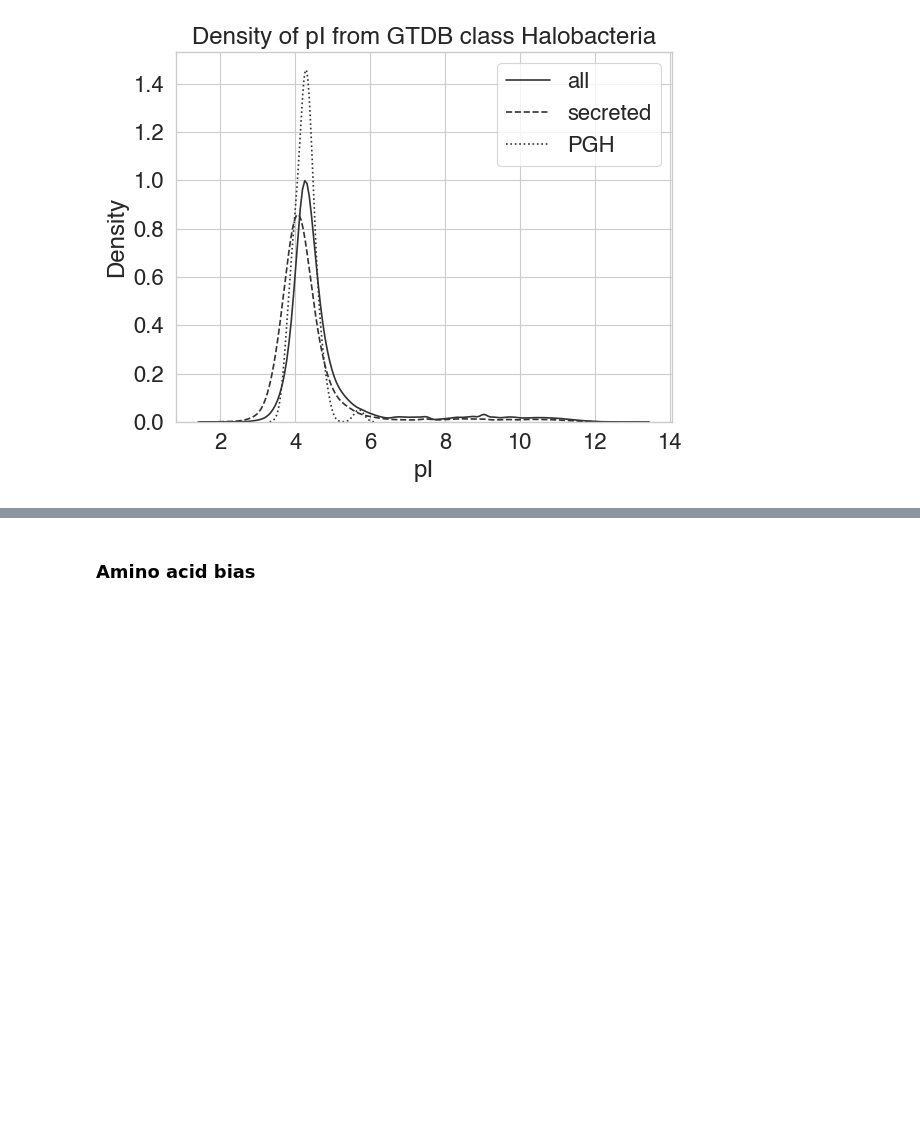
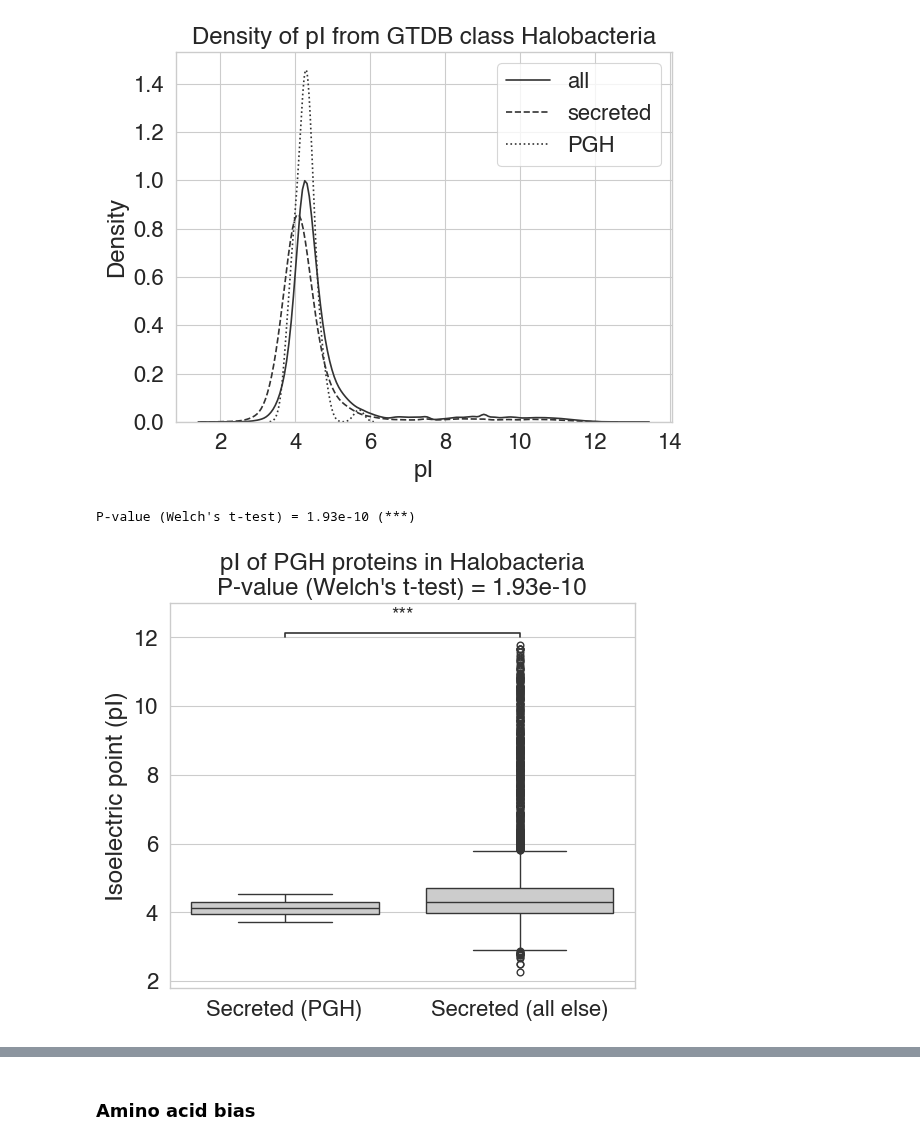
Before and after one commit to srom/archaea-vs-bacteria, a Jupyter notebook: notebook/halobacteria_bias.ipynb, the cells around one changed output, grey strips where cells are left out. Drawn from its saved outputs; the diff is of its cells as text; code cells hidden in the pictures; blank space fills up the shorter version.

```diff
--- a/notebook/halobacteria_bias.ipynb
+++ b/notebook/halobacteria_bias.ipynb
@@ -99,3 +102,70 @@ ax.legend();
 plt.gcf().savefig(figures_folder / 'halobacteria_bias' / 'Halobacteria_pI.pdf', dpi=300, bbox_inches='tight');
 # %% [output]
 [figure]
+# %%
+genomes_with_pgh = bias_df[
+    (bias_df['secreted'] == 'Signal peptide') &
+    (bias_df['has_pgh'] == 'PGH')
+]['assembly_accession'].unique()
+
+group1_data = bias_df[
+    (bias_df['secreted'] == 'Signal peptide') &
+    (bias_df['has_pgh'] == 'PGH')
+]['pI'].values
+group2_data = bias_df[
+    (bias_df['secreted'] == 'Signal peptide') &
+    (bias_df['has_pgh'] == 'no PGH') &
+    (bias_df['assembly_accession'].isin(genomes_with_pgh))
+]['pI'].values
+
+res = ttest_ind(
+    group1_data,
+    group2_data,
+    equal_var=False, # Using Welch's t-test (variance is different between the two groups)
+)
+p = res.pvalue
+
+stars = 'NS'
+if p < 0.05:
+    stars = '*'
+if p < 0.01:
+    stars = '**'
+if p < 0.001:
+    stars = '***'
+
+print(f"P-value (Welch's t-test) = {p:.2e} ({stars})")
+
+plt.figure(figsize=(6, 5))
+
+# Create the boxplot
+ax = sns.boxplot([group1_data, group2_data], color='#cccccc')
+ax.set_title(f'pI of PGH proteins in Halobacteria\nP-value (Welch\'s t-test) = {p:.2e}')
+ax.set_xlabel('')
+ax.set_ylabel('Isoelectric point (pI)')
+
+x1, x2 = 0, 1  # Corresponds to 'No signal peptide' and 'Signal peptide'
+
+# Determine the y-level for the annotation bar
+# Find the highest point in the data for these two groups
+y_max = max(np.max(group1_data), np.max(group2_data))
+
+# Define heights for the annotation line and text, slightly above the max data
+bar_height = y_max * 1.03  # Place the bar 3% above the max data point
+text_height = y_max * 1.05 # Place the text slightly above the bar
+
+# Plot the horizontal line connecting the tops of the annotations
+ax.plot([x1, x1, x2, x2], [bar_height - bar_height*0.01, bar_height, bar_height, bar_height - bar_height*0.01], lw=1.2, c='#333333')
+
+# Add the significance text (stars or 'NS') centered above the bar
+ax.text((x1 + x2) * 0.5, text_height, stars, ha='center', va='bottom', color='#333333', fontsize=14)
+
+ax.set_xticklabels([f'Secreted (PGH)', f'Secreted (all else)'])
+
+# Adjust the y-axis limits slightly to ensure the annotation fits comfortably
+current_ylim = ax.get_ylim()
+ax.set_ylim(current_ylim[0], max(current_ylim[1], text_height * 1.05));
+
+plt.gcf().savefig(figures_folder / 'halobacteria_bias' / 'Halobacteria_pI_PGH_boxplot.pdf', dpi=300, bbox_inches='tight');
+# %% [output]
+P-value (Welch's t-test) = 1.93e-10 (***)
+[figure, added]
```
Also changed, not shown: parts of 3 cells of this notebook, 4 other files.
